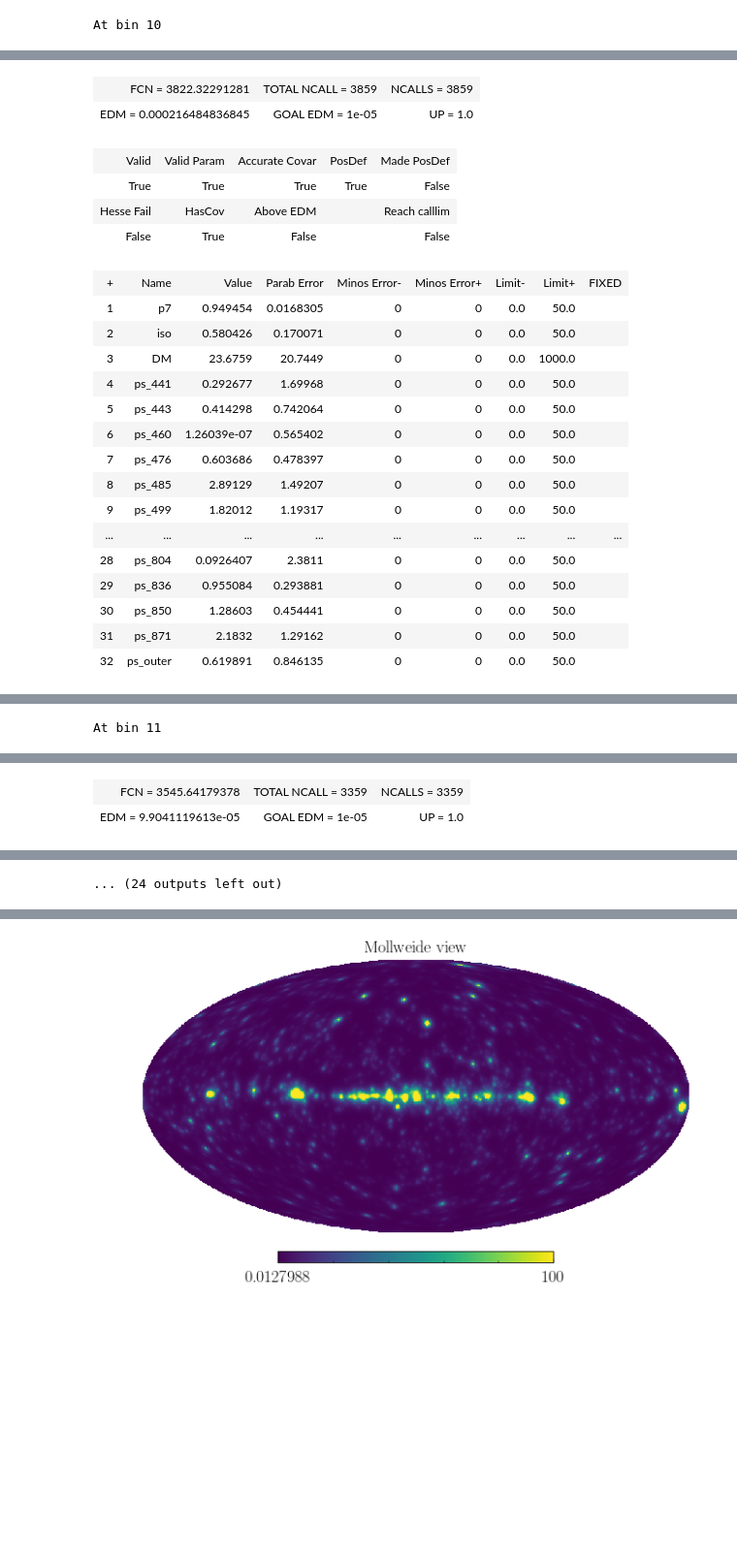
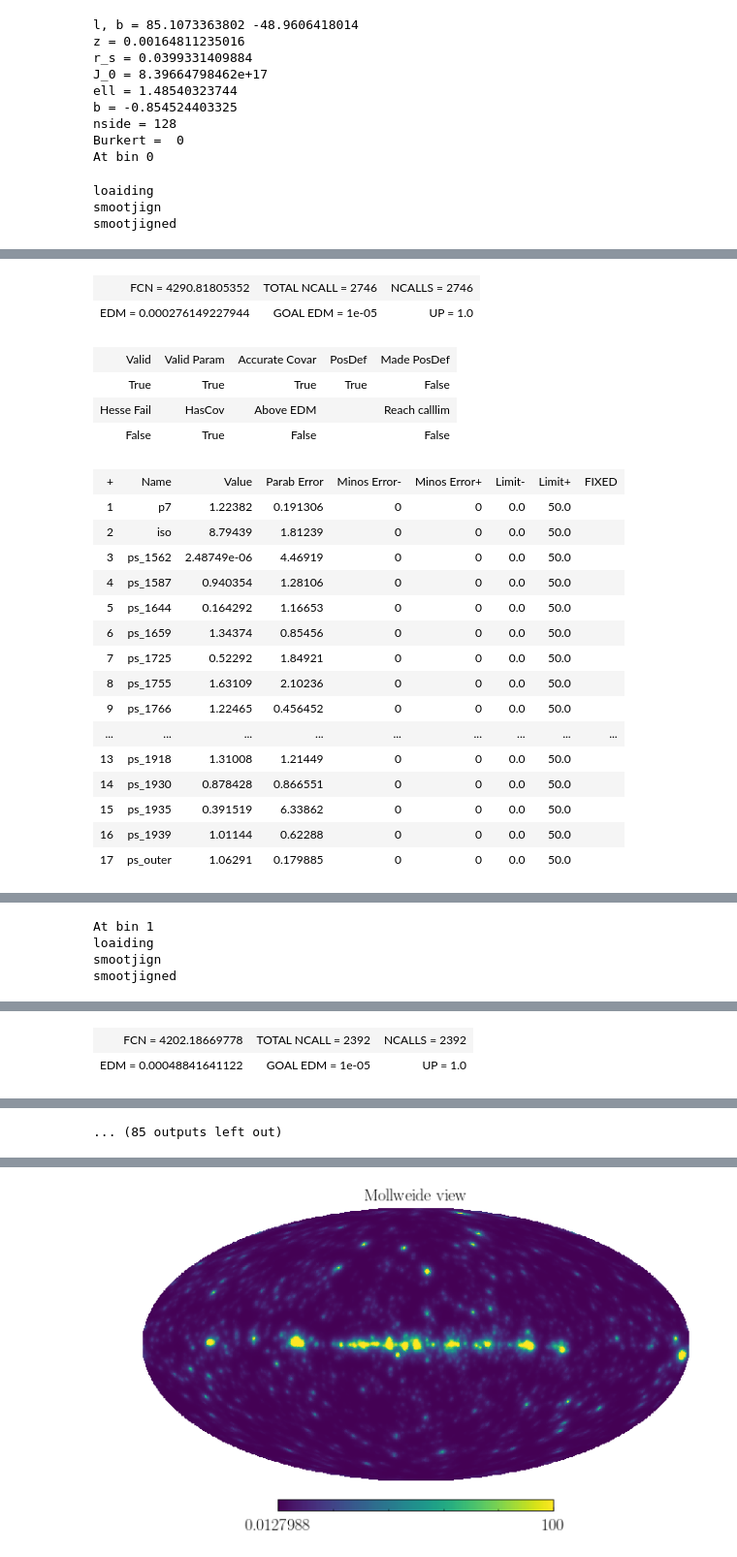
Before and after one commit to jeansom/DM-Catalog-Scan, a Jupyter notebook: Scan-Small-ROI/notebooks/debugging.ipynb, the cells around one changed output, grey strips where cells are left out. Shown at 97% size. Drawn from its saved outputs; the diff is of its cells as text; code cells hidden in the pictures; blank space fills up the shorter version.

```diff
--- a/Scan-Small-ROI/notebooks/debugging.ipynb
+++ b/Scan-Small-ROI/notebooks/debugging.ipynb
@@ -45,48 +42,63 @@ The autoreload extension is already loaded. To reload it, use:
 # %%
 sc =Scan(perform_scan=1,
     perform_postprocessing=0,
     imc=0,
-    iobj=9,
+    iobj=8,
     Asimov=0,
     float_ps_together=0,
     noJprof=0,
     floatDM=1,
     verbose=1,
-    emin=10,
+    emin=0,
      emax=15,
+    randlocs=1,
      load_dir='/tigress/bsafdi/github/NPTF-working/NPTF-ID-Catalog/SimpleScan/data/debugging_together//',
     save_dir='/tigress/bsafdi/github/NPTF-working/NPTF-ID-Catalog/SimpleScan/data/debugging_together///',
     mc_dm=-1)
 # %% [output]
-At bin 10
+l, b = 85.1073363802 -48.9606418014
+z = 0.00164811235016
+r_s = 0.0399331409884
+J_0 = 8.39664798462e+17
+ell = 1.48540323744
+b = -0.854524403325
+nside = 128
+Burkert =  0
+At bin 0
+loaiding
+smootjign
+smootjigned
 [interactive output not drawn]
-| FCN = 3822.32291281 | TOTAL NCALL = 3859 | NCALLS = 3859 |
-| EDM = 0.000216484836845 | GOAL EDM = 1e-05 | UP = 1.0 |
+| FCN = 4290.81805352 | TOTAL NCALL = 2746 | NCALLS = 2746 |
+| EDM = 0.000276149227944 | GOAL EDM = 1e-05 | UP = 1.0 |
 | Valid | Valid Param | Accurate Covar | PosDef | Made PosDef |
 | True | True | True | True | False |
 | Hesse Fail | HasCov | Above EDM |  | Reach calllim |
 | False | True | False |  | False |
 | + | Name | Value | Parab Error | Minos Error- | Minos Error+ | Limit- | Limit+ | FIXED |
-| 1 | p7 | 0.949454 | 0.0168305 | 0 | 0 | 0.0 | 50.0 |  |
-| 2 | iso | 0.580426 | 0.170071 | 0 | 0 | 0.0 | 50.0 |  |
-| 3 | DM | 23.6759 | 20.7449 | 0 | 0 | 0.0 | 1000.0 |  |
-| 4 | ps_441 | 0.292677 | 1.69968 | 0 | 0 | 0.0 | 50.0 |  |
-| 5 | ps_443 | 0.414298 | 0.742064 | 0 | 0 | 0.0 | 50.0 |  |
-| 6 | ps_460 | 1.26039e-07 | 0.565402 | 0 | 0 | 0.0 | 50.0 |  |
-| 7 | ps_476 | 0.603686 | 0.478397 | 0 | 0 | 0.0 | 50.0 |  |
-| 8 | ps_485 | 2.89129 | 1.49207 | 0 | 0 | 0.0 | 50.0 |  |
-| 9 | ps_499 | 1.82012 | 1.19317 | 0 | 0 | 0.0 | 50.0 |  |
+| 1 | p7 | 1.22382 | 0.191306 | 0 | 0 | 0.0 | 50.0 |  |
+| 2 | iso | 8.79439 | 1.81239 | 0 | 0 | 0.0 | 50.0 |  |
+| 3 | ps_1562 | 2.48749e-06 | 4.46919 | 0 | 0 | 0.0 | 50.0 |  |
+| 4 | ps_1587 | 0.940354 | 1.28106 | 0 | 0 | 0.0 | 50.0 |  |
+| 5 | ps_1644 | 0.164292 | 1.16653 | 0 | 0 | 0.0 | 50.0 |  |
+| 6 | ps_1659 | 1.34374 | 0.85456 | 0 | 0 | 0.0 | 50.0 |  |
+| 7 | ps_1725 | 0.52292 | 1.84921 | 0 | 0 | 0.0 | 50.0 |  |
+| 8 | ps_1755 | 1.63109 | 2.10236 | 0 | 0 | 0.0 | 50.0 |  |
+| 9 | ps_1766 | 1.22465 | 0.456452 | 0 | 0 | 0.0 | 50.0 |  |
 | ... | ... | ... | ... | ... | ... | ... | ... | ... |
-| 28 | ps_804 | 0.0926407 | 2.3811 | 0 | 0 | 0.0 | 50.0 |  |
-| 29 | ps_836 | 0.955084 | 0.293881 | 0 | 0 | 0.0 | 50.0 |  |
-| 30 | ps_850 | 1.28603 | 0.454441 | 0 | 0 | 0.0 | 50.0 |  |
-| 31 | ps_871 | 2.1832 | 1.29162 | 0 | 0 | 0.0 | 50.0 |  |
-| 32 | ps_outer | 0.619891 | 0.846135 | 0 | 0 | 0.0 | 50.0 |  |
+| 13 | ps_1918 | 1.31008 | 1.21449 | 0 | 0 | 0.0 | 50.0 |  |
+| 14 | ps_1930 | 0.878428 | 0.866551 | 0 | 0 | 0.0 | 50.0 |  |
+| 15 | ps_1935 | 0.391519 | 6.33862 | 0 | 0 | 0.0 | 50.0 |  |
+| 16 | ps_1939 | 1.01144 | 0.62288 | 0 | 0 | 0.0 | 50.0 |  |
+| 17 | ps_outer | 1.06291 | 0.179885 | 0 | 0 | 0.0 | 50.0 |  |
 [interactive output not drawn]
-At bin 11
+At bin 1
+loaiding
+smootjign
+smootjigned
 [interactive output not drawn]
-| FCN = 3545.64179378 | TOTAL NCALL = 3359 | NCALLS = 3359 |
-| EDM = 9.9041119613e-05 | GOAL EDM = 1e-05 | UP = 1.0 |
+| FCN = 4202.18669778 | TOTAL NCALL = 2392 | NCALLS = 2392 |
+| EDM = 0.00048841641122 | GOAL EDM = 1e-05 | UP = 1.0 |
 | Valid | Valid Param | Accurate Covar | PosDef | Made PosDef |
 | True | True | True | True | False |
 | Hesse Fail | HasCov | Above EDM |  | Reach calllim |
@@ -111,4 +122,4 @@ At bin 11
-... (24 outputs left out)
+... (85 outputs left out)
 # %%
 sc =Scan(perform_scan=1,
     perform_postprocessing=0,
```
Also changed, not shown: parts of 4 cells of this notebook, 6 other files.
